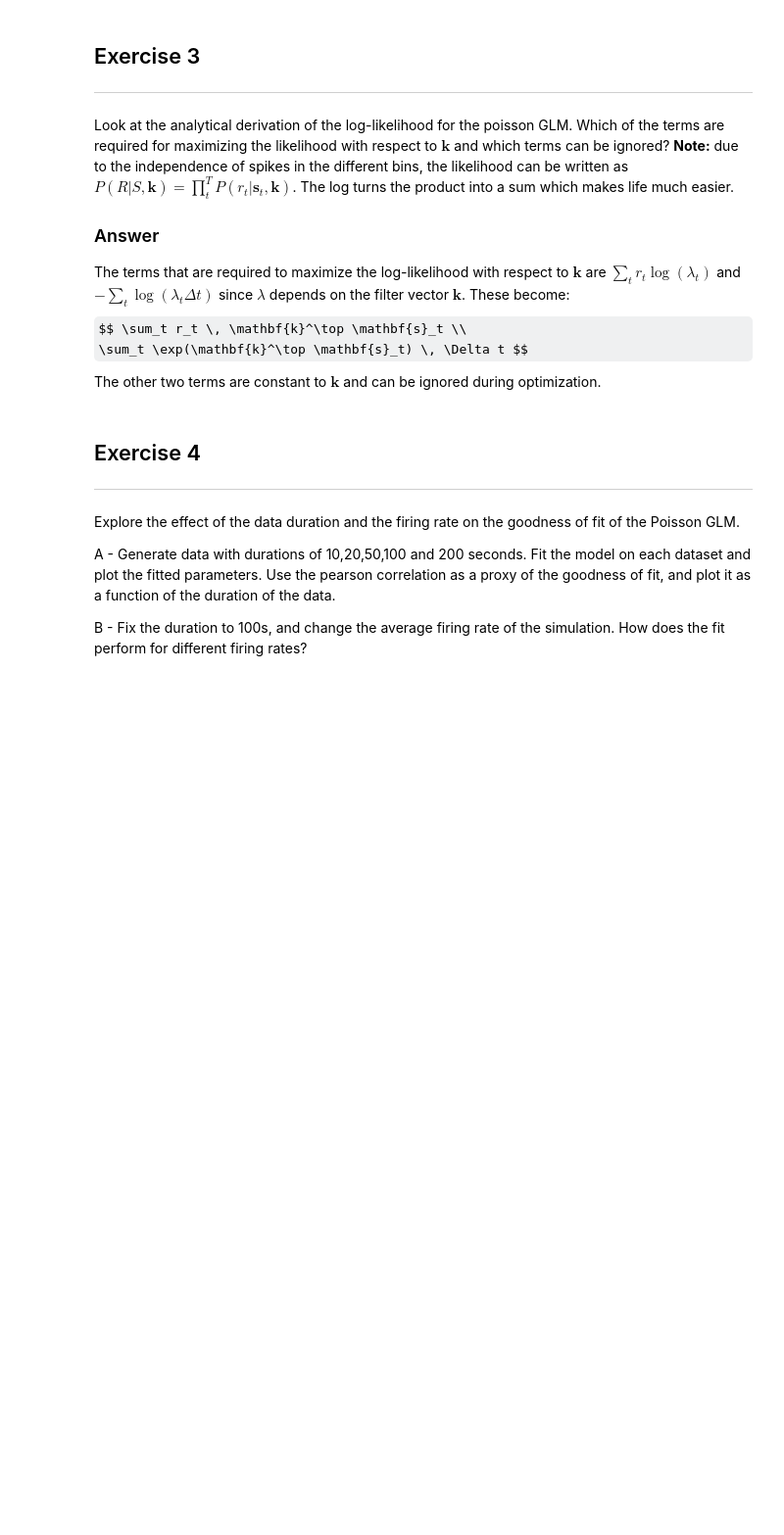
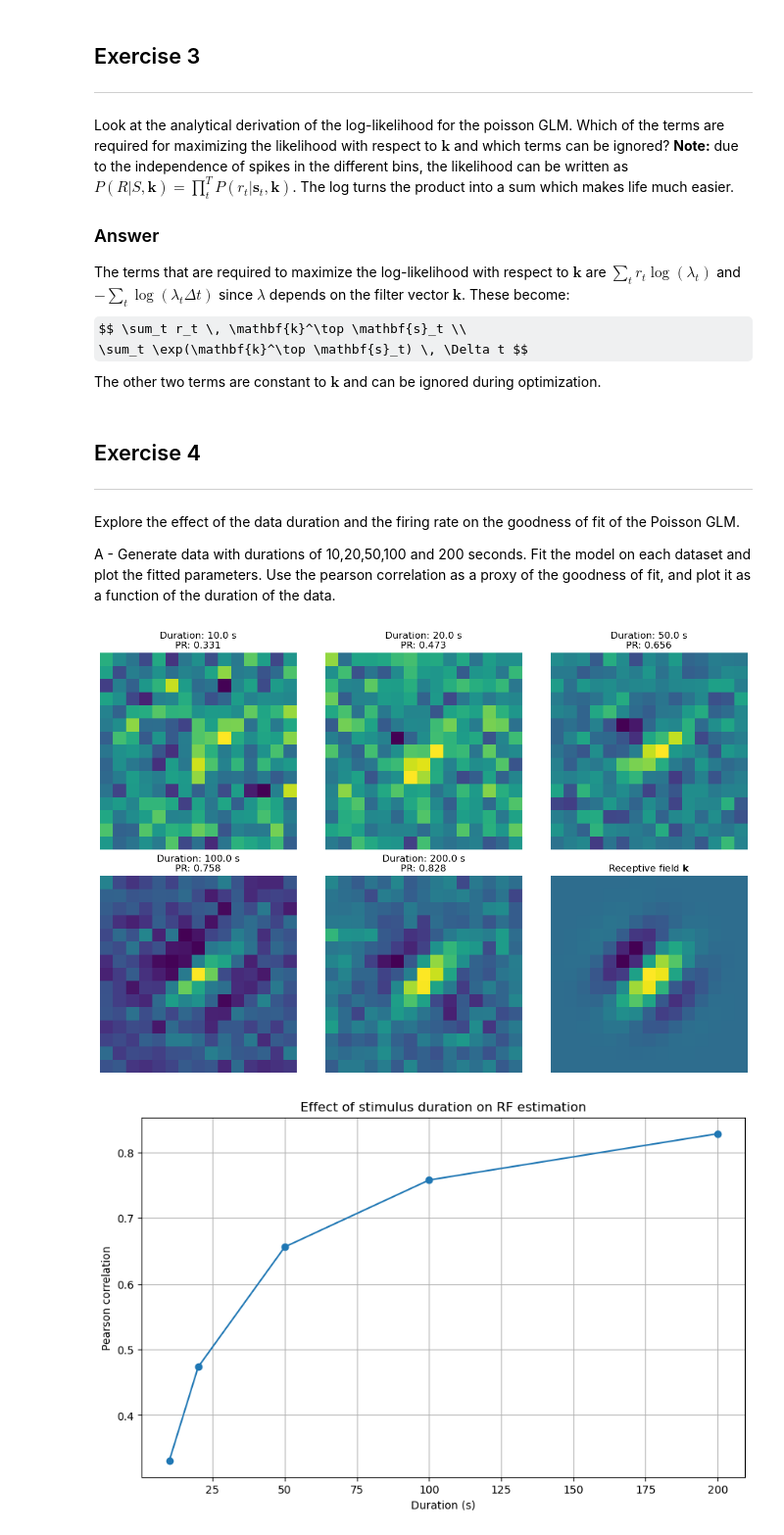
Before and after one commit to pschristodoulou/NRA, a Jupyter notebook: GLMs/Ass4_GLM.ipynb, the cells around one changed output. Shown at 98% size. Drawn from its saved outputs; the diff is of its cells as text; code cells hidden in the pictures; some formulas as TeX source; blank space fills up the shorter version.

```diff
--- a/GLMs/Ass4_GLM.ipynb
+++ b/GLMs/Ass4_GLM.ipynb
@@ -257,5 +257,3 @@ Explore the effect of the data duration and the firing rate on the goodness of f
 
 A - Generate data with durations of 10,20,50,100 and 200 seconds. Fit the model on each dataset and plot the fitted parameters.
 Use the pearson correlation as a proxy of the goodness of fit, and plot it as a function of the duration of the data.
-
-B - Fix the duration to 100s, and change the average firing rate of the simulation. How does the fit perform for different firing rates?
@@ -261,0 +307,24 @@ B - Fix the duration to 100s, and change the average firing rate of the simulati
+# %%
+plt.figure(figsize=(12, 8))
+plt.subplot(2, 3, 6)
+plt.title(r'Receptive field $\mathbf{k}$')
+plt.imshow(K)
+plt.axis('off')
+for i, K_est in enumerate(K_estimates):
+    plt.subplot(2, 3, i + 1)
+    plt.imshow(K_est) # vmin and vmax define the data range that the colormap covers.
+    plt.title(f'Duration: {durations[i]} s\nPR: {PR_coeffs[i]:.3f}')
+    plt.axis('off')
+
+plt.tight_layout()
+plt.show()
+
+plt.figure(figsize=(10, 6))
+plt.plot(durations, PR_coeffs, marker='o')
+plt.xlabel('Duration (s)')
+plt.ylabel('Pearson correlation')
+plt.title('Effect of stimulus duration on RF estimation')
+plt.grid()
+# %% [output]
+[figure, added]
+[figure, added]
```
Also changed, not shown: parts of 9 cells of this notebook.
